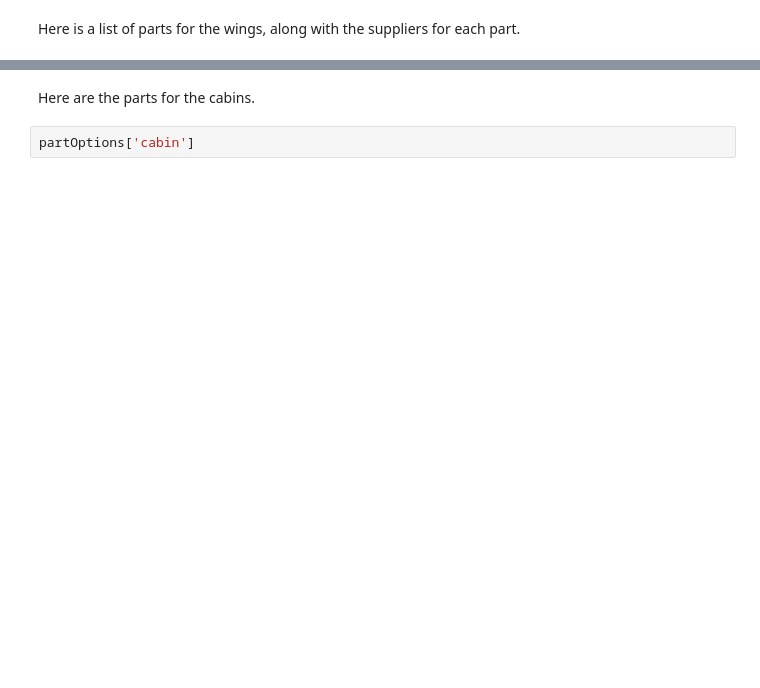
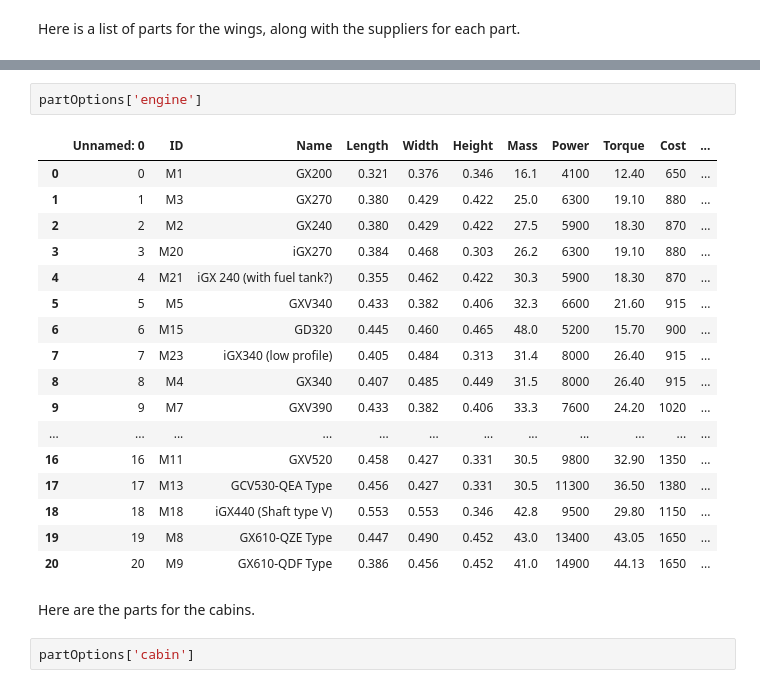
Before and after one commit to hmedal/sae-dsc-hmedal, a Jupyter notebook: examples/part-options-with-suppliers.ipynb, the cells around one changed output, grey strips where cells are left out. Drawn from its saved outputs; the diff is of its cells as text; blank space fills up the shorter version.

```diff
--- a/examples/part-options-with-suppliers.ipynb
+++ b/examples/part-options-with-suppliers.ipynb
@@ -63,6 +45,26 @@ partOptions['rearwing']
 | 540 | 2 | Epoxy | EPY | 1250 | 3350000000 | 2.76 | 1250 | ... |
 | 1226 | 5 | S-glass epoxy (45%) | SGE | 1800 | 39500000000 | 3.76 | 1800 | ... |
 | 1143 | 5 | S-glass epoxy (45%) | SGE | 1800 | 39500000000 | 3.76 | 1800 | ... |
+# %%
+partOptions['engine']
+# %% [output]
+|  | Unnamed: 0 | ID | Name | Length | Width | Height | Mass | Power | Torque | Cost | ... |
+| 0 | 0 | M1 | GX200 | 0.321 | 0.376 | 0.346 | 16.1 | 4100 | 12.40 | 650 | ... |
+| 1 | 1 | M3 | GX270 | 0.380 | 0.429 | 0.422 | 25.0 | 6300 | 19.10 | 880 | ... |
+| 2 | 2 | M2 | GX240 | 0.380 | 0.429 | 0.422 | 27.5 | 5900 | 18.30 | 870 | ... |
+| 3 | 3 | M20 | iGX270 | 0.384 | 0.468 | 0.303 | 26.2 | 6300 | 19.10 | 880 | ... |
+| 4 | 4 | M21 | iGX 240 (with fuel tank?) | 0.355 | 0.462 | 0.422 | 30.3 | 5900 | 18.30 | 870 | ... |
+| 5 | 5 | M5 | GXV340 | 0.433 | 0.382 | 0.406 | 32.3 | 6600 | 21.60 | 915 | ... |
+| 6 | 6 | M15 | GD320 | 0.445 | 0.460 | 0.465 | 48.0 | 5200 | 15.70 | 900 | ... |
+| 7 | 7 | M23 | iGX340 (low profile) | 0.405 | 0.484 | 0.313 | 31.4 | 8000 | 26.40 | 915 | ... |
+| 8 | 8 | M4 | GX340 | 0.407 | 0.485 | 0.449 | 31.5 | 8000 | 26.40 | 915 | ... |
+| 9 | 9 | M7 | GXV390 | 0.433 | 0.382 | 0.406 | 33.3 | 7600 | 24.20 | 1020 | ... |
+| ... | ... | ... | ... | ... | ... | ... | ... | ... | ... | ... | ... |
+| 16 | 16 | M11 | GXV520 | 0.458 | 0.427 | 0.331 | 30.5 | 9800 | 32.90 | 1350 | ... |
+| 17 | 17 | M13 | GCV530-QEA Type | 0.456 | 0.427 | 0.331 | 30.5 | 11300 | 36.50 | 1380 | ... |
+| 18 | 18 | M18 | iGX440 (Shaft type V) | 0.553 | 0.553 | 0.346 | 42.8 | 9500 | 29.80 | 1150 | ... |
+| 19 | 19 | M8 | GX610-QZE Type | 0.447 | 0.490 | 0.452 | 43.0 | 13400 | 43.05 | 1650 | ... |
+| 20 | 20 | M9 | GX610-QDF Type | 0.386 | 0.456 | 0.452 | 41.0 | 14900 | 44.13 | 1650 | ... |
 # %% [markdown]
 Here are the parts for the cabins.
 # %%
```
Also changed, not shown: parts of 2 cells of this notebook, 1 other file.
